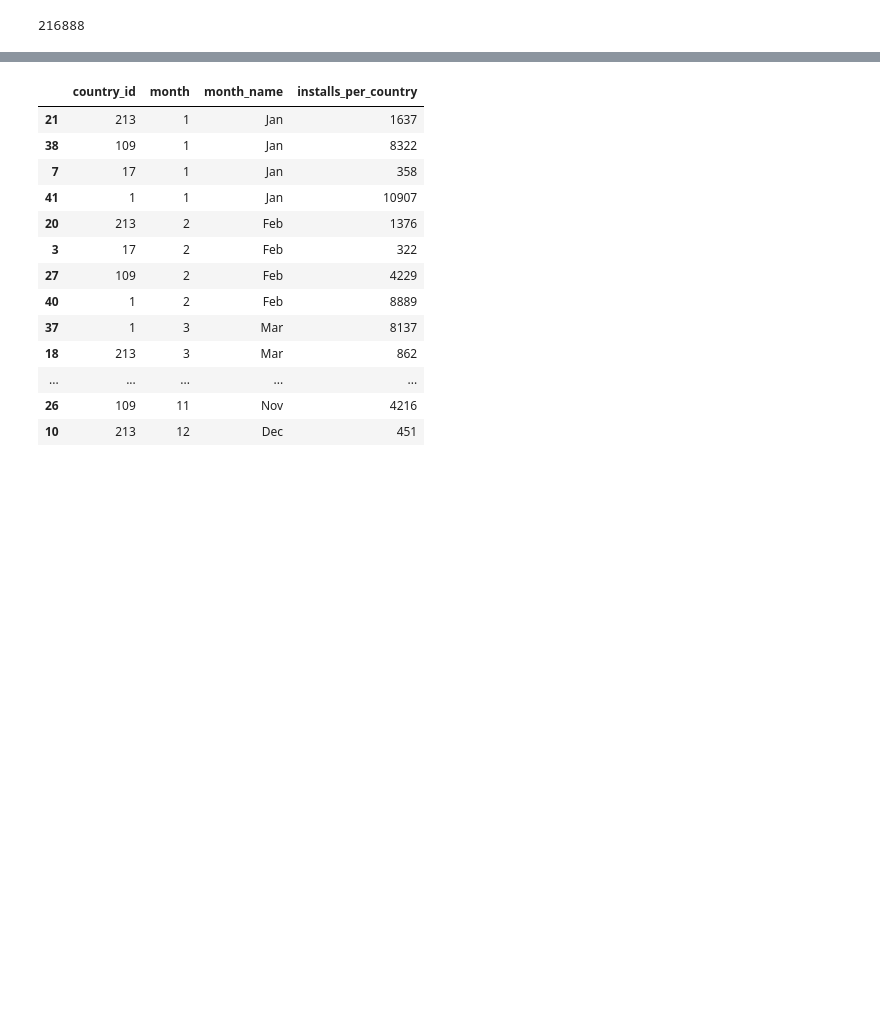
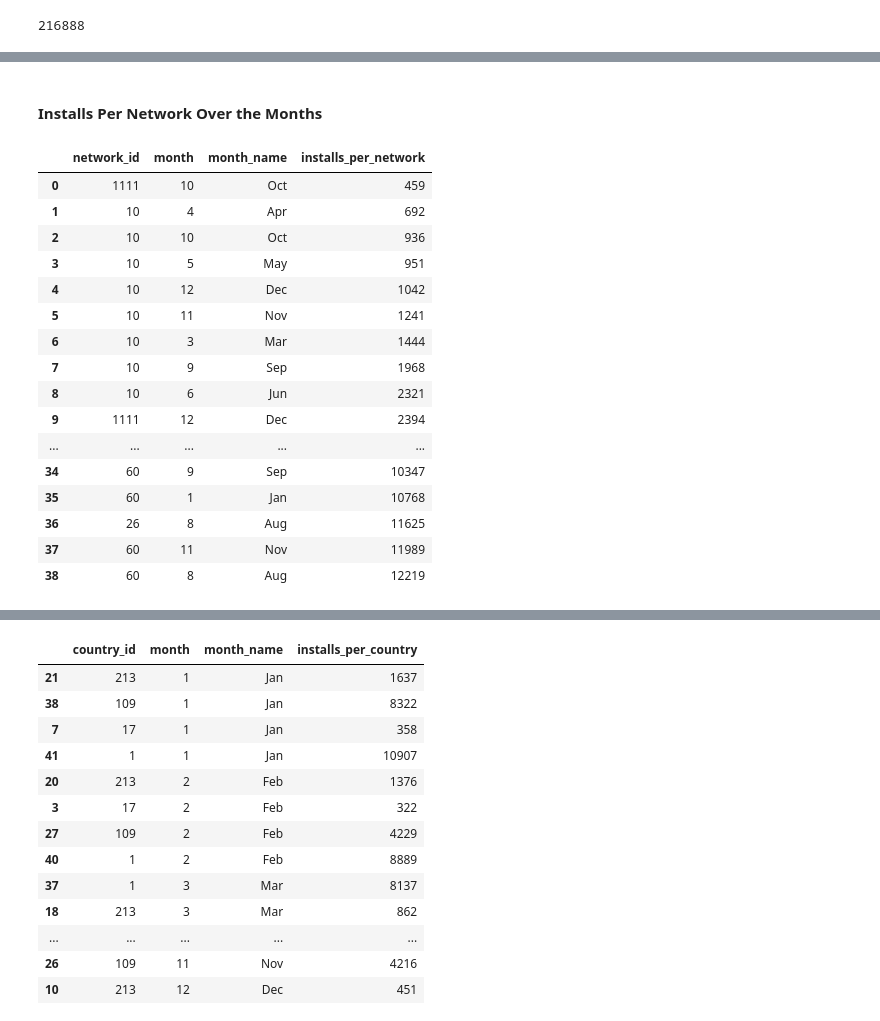
Before and after one commit to roshaan7zafar/JustDice, a Jupyter notebook: main.ipynb, the cells around one changed output, grey strips where cells are left out. Saved outputs shown, nothing was run; the diff lists cells and outputs as text; code cells hidden in the pictures; blank space fills up the shorter version.

```diff
--- a/main.ipynb
+++ b/main.ipynb
@@ -34,0 +33,24 @@ country_month_installs.to_csv('country_month_installation_breakdown.csv')
+# %% [markdown]
+#### Installs Per Network Over the Months
+# %%
+monthly_network_installs = installs_df.groupby(['network_id','month','month_name'])['install_id'].size()\
+                           .sort_values(ascending=True).reset_index(name='installs_per_network')
+monthly_network_installs
+# %% [output]
+|  | network_id | month | month_name | installs_per_network |
+| 0 | 1111 | 10 | Oct | 459 |
+| 1 | 10 | 4 | Apr | 692 |
+| 2 | 10 | 10 | Oct | 936 |
+| 3 | 10 | 5 | May | 951 |
+| 4 | 10 | 12 | Dec | 1042 |
+| 5 | 10 | 11 | Nov | 1241 |
+| 6 | 10 | 3 | Mar | 1444 |
+| 7 | 10 | 9 | Sep | 1968 |
+| 8 | 10 | 6 | Jun | 2321 |
+| 9 | 1111 | 12 | Dec | 2394 |
+| ... | ... | ... | ... | ... |
+| 34 | 60 | 9 | Sep | 10347 |
+| 35 | 60 | 1 | Jan | 10768 |
+| 36 | 26 | 8 | Aug | 11625 |
+| 37 | 60 | 11 | Nov | 11989 |
+| 38 | 60 | 8 | Aug | 12219 |
```
Also changed, not shown: parts of 7 cells of this notebook.
